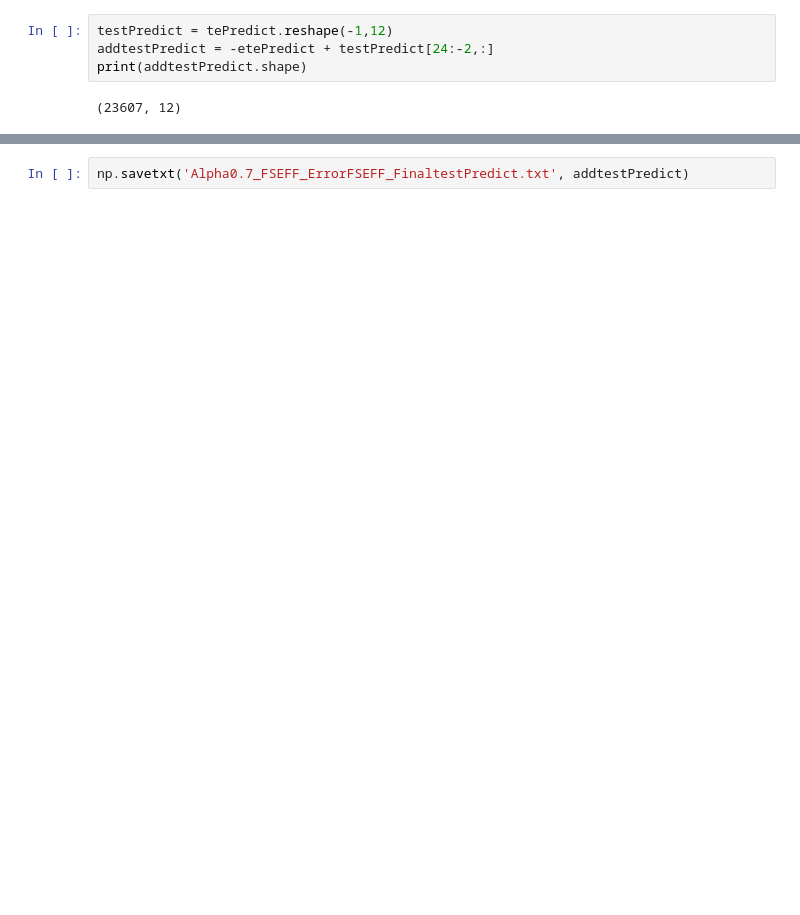
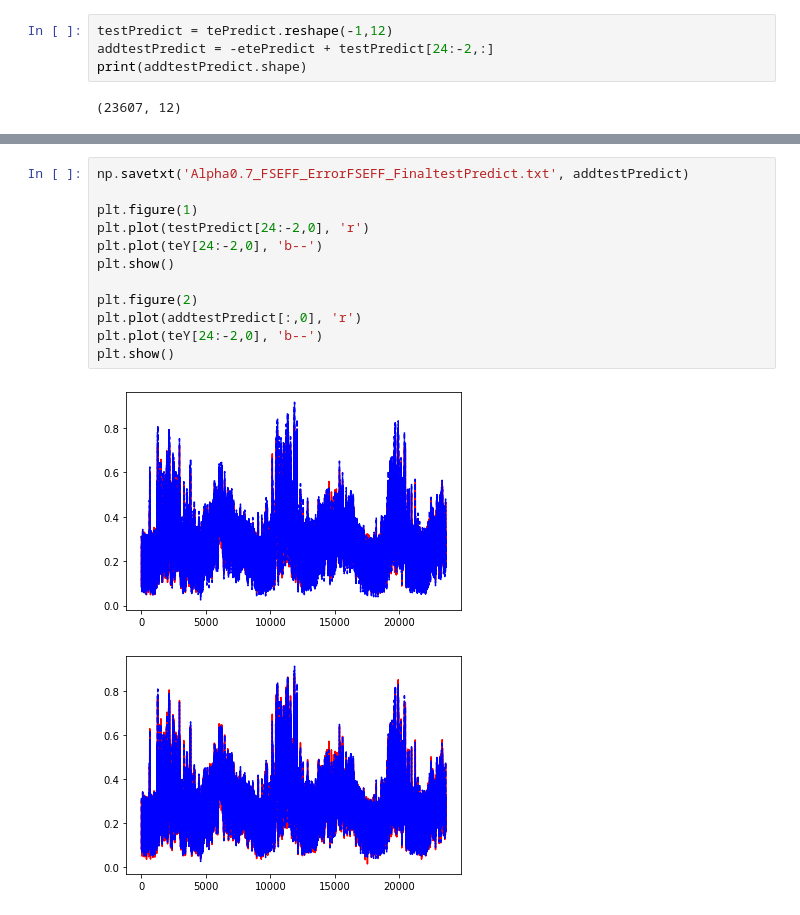
Before and after one commit to MinseungKo/Load_PV_Forecasting, a Jupyter notebook: Alpha0.7_ErrorEFF+FSEFF.ipynb, the cells around one changed output, grey strips where cells are left out. Cells and saved outputs as stored; diff of their text form; blank space fills up the shorter version.

```diff
--- a/Alpha0.7_ErrorEFF+FSEFF.ipynb
+++ b/Alpha0.7_ErrorEFF+FSEFF.ipynb
@@ -922,2 +940,15 @@ Error Test Score > RMSE ==  0.021103635671665434  MAE ==  0.01497834697702768 MA
-# %%
-np.savetxt('Alpha0.7_FSEFF_ErrorFSEFF_FinaltestPredict.txt', addtestPredict)
+# %%
+np.savetxt('Alpha0.7_FSEFF_ErrorFSEFF_FinaltestPredict.txt', addtestPredict)
+
+plt.figure(1)
+plt.plot(testPredict[24:-2,0], 'r')
+plt.plot(teY[24:-2,0], 'b--')
+plt.show()
+
+plt.figure(2)
+plt.plot(addtestPredict[:,0], 'r')
+plt.plot(teY[24:-2,0], 'b--')
+plt.show()
+# %% [output]
+[figure, added]
+[figure, added]
```
Also changed, not shown: parts of 19 cells of this notebook.
